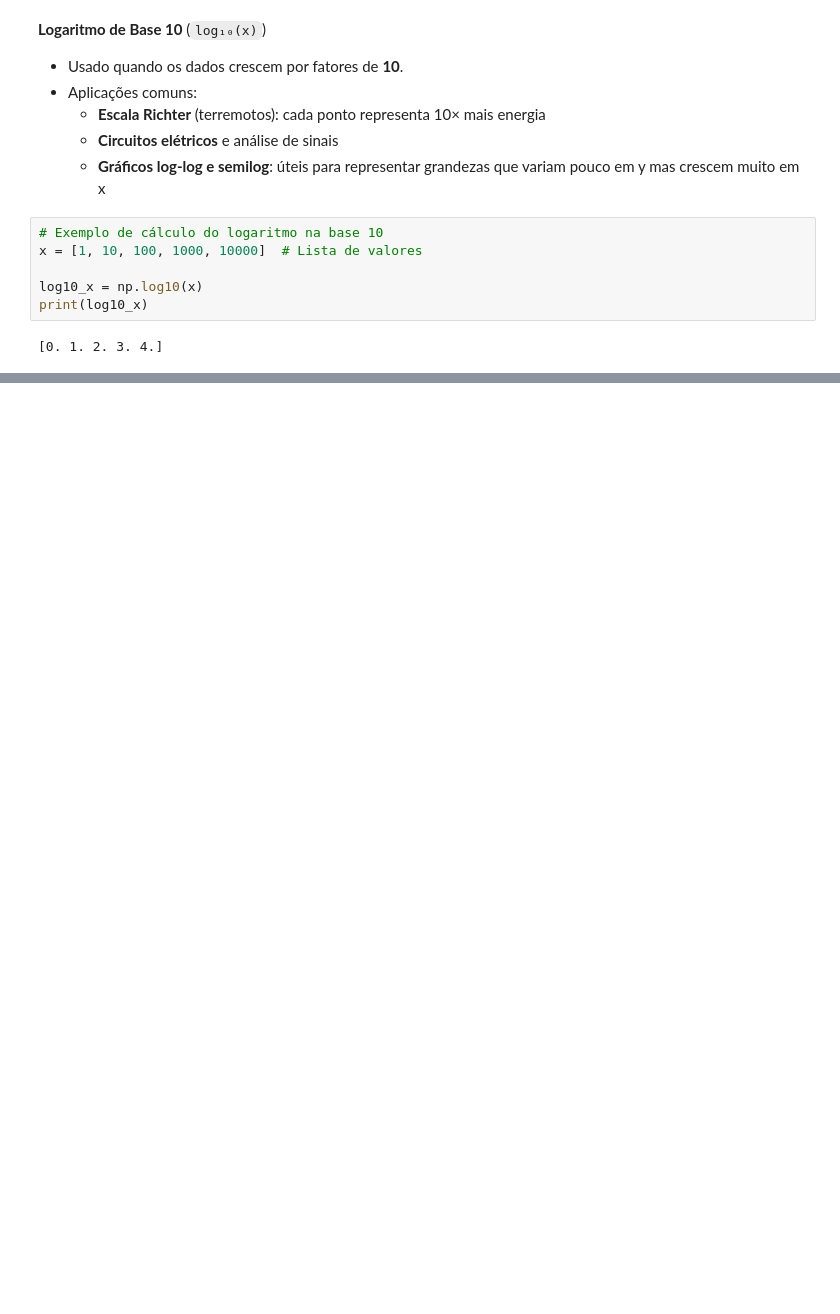
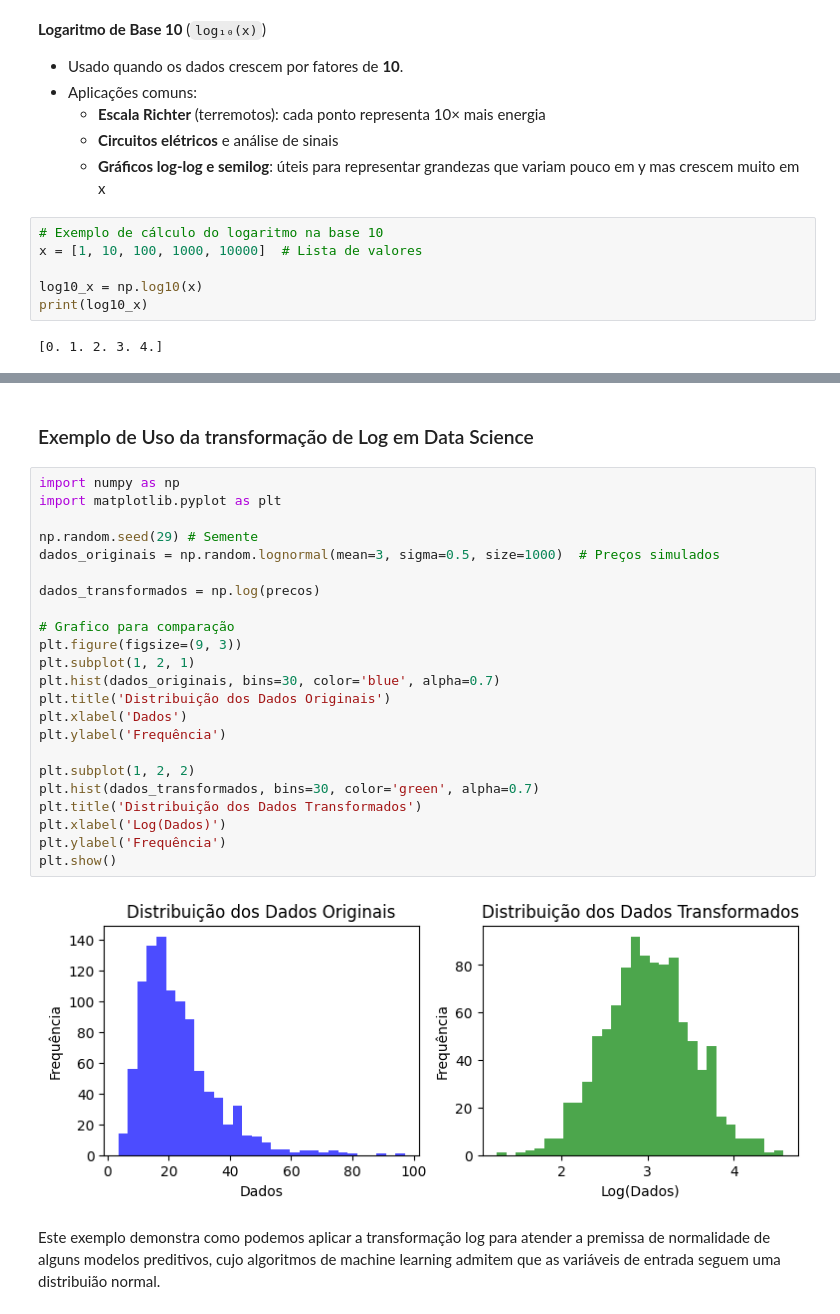
Before and after one commit to prisciladalepiane/machine-learning, a Jupyter notebook: projetos/matematica-estatistica-aplicada/conceitos/02-Funcoes-e-Logaritmos.ipynb, the cells around one changed output, grey strips where cells are left out. Saved outputs shown, nothing was run; the diff lists cells and outputs as text; blank space fills up the shorter version.

Commit message:
Adicionado exemplo de aplicação de Log em Data Science

```diff
--- a/projetos/matematica-estatistica-aplicada/conceitos/02-Funcoes-e-Logaritmos.ipynb
+++ b/projetos/matematica-estatistica-aplicada/conceitos/02-Funcoes-e-Logaritmos.ipynb
@@ -276 +289,30 @@ Logaritmo do Quociente: 0.5108256237659907 Propriedade: 0.5108256237659905
 Logaritmo da Potência: 3.2188758248682006 Propriedade: 3.2188758248682006
+# %% [markdown]
+### Exemplo de Uso da transformação de Log em Data Science
+# %%
+import numpy as np
+import matplotlib.pyplot as plt
+
+np.random.seed(29) # Semente
+dados_originais = np.random.lognormal(mean=3, sigma=0.5, size=1000)  # Preços simulados
+
+dados_transformados = np.log(precos)
+
+# Grafico para comparação
+plt.figure(figsize=(9, 3))
+plt.subplot(1, 2, 1)
+plt.hist(dados_originais, bins=30, color='blue', alpha=0.7)
+plt.title('Distribuição dos Dados Originais')
+plt.xlabel('Dados')
+plt.ylabel('Frequência')
+
+plt.subplot(1, 2, 2)
+plt.hist(dados_transformados, bins=30, color='green', alpha=0.7)
+plt.title('Distribuição dos Dados Transformados')
+plt.xlabel('Log(Dados)')
+plt.ylabel('Frequência')
+plt.show()
+# %% [output]
+[figure, added]
+# %% [markdown]
+Este exemplo demonstra como podemos aplicar a transformação log para atender a premissa de normalidade de alguns modelos preditivos, cujo algoritmos de machine learning admitem que as variáveis de entrada seguem uma distribuião normal.
```
Also changed, not shown: parts of 14 cells of this notebook.
